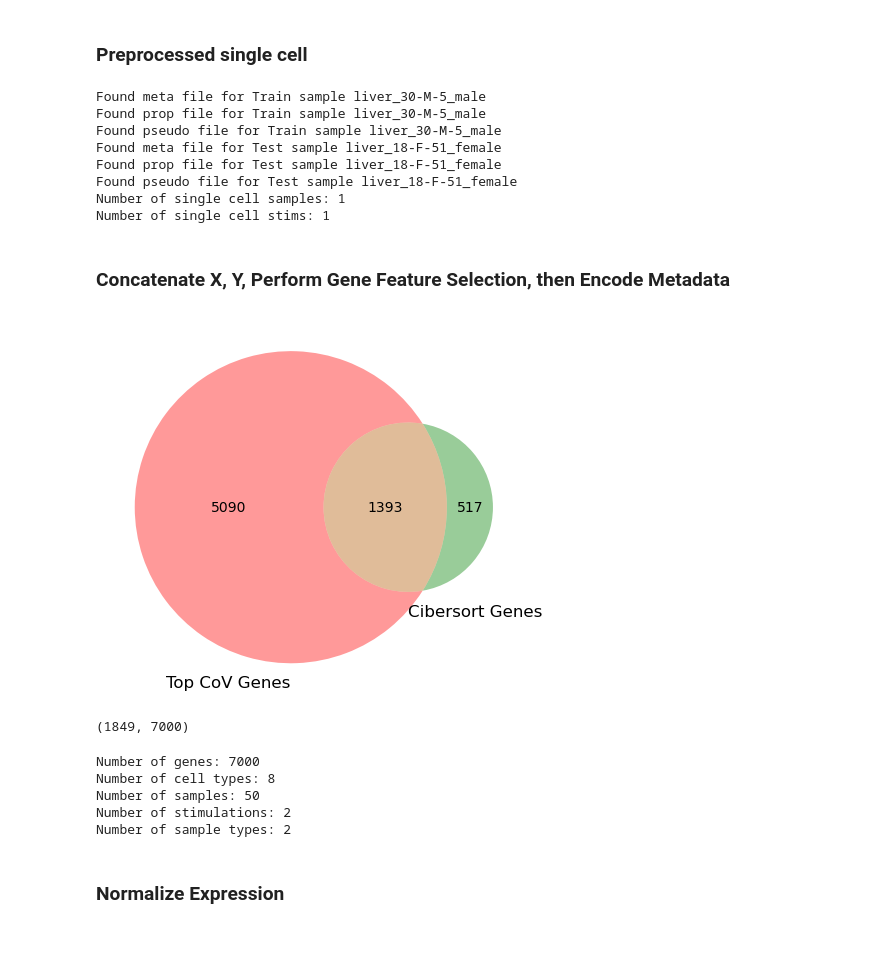
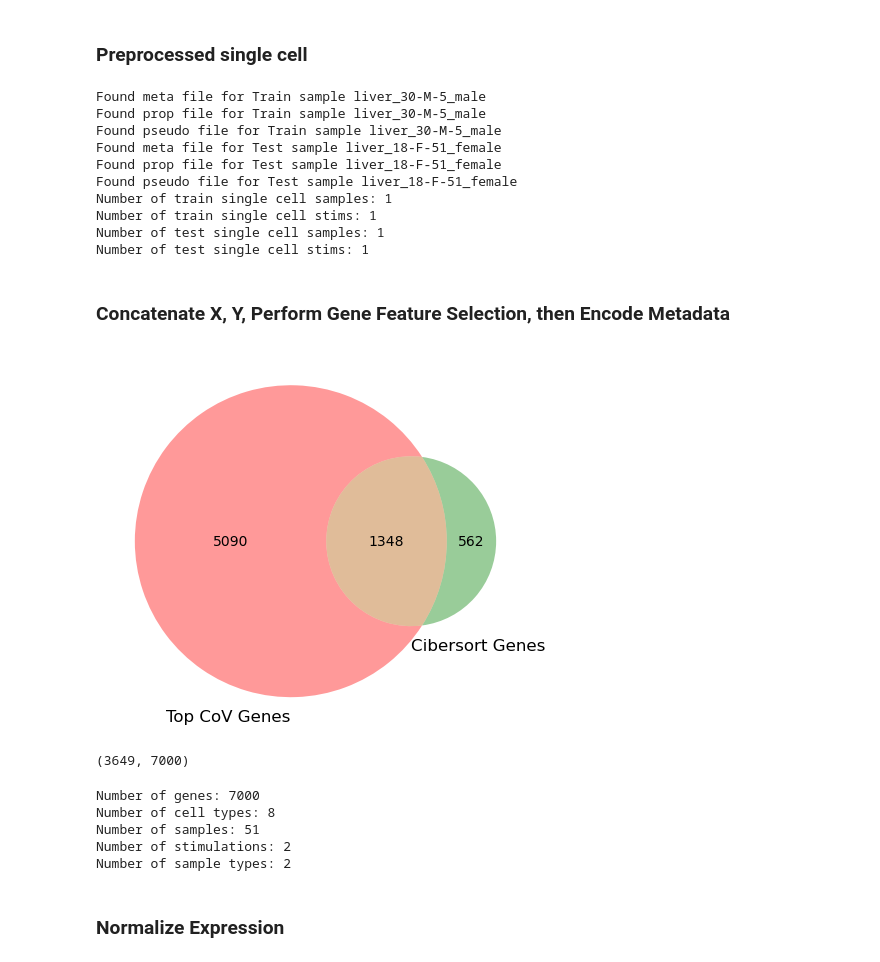
Before and after one commit to NDavidsonLab/buddi_v2, a Jupyter notebook: examples/3.train_buddi4.ipynb, the cells around one changed output. Cells and saved outputs as stored; diff of their text form; code cells hidden in the pictures.

```diff
--- a/examples/3.train_buddi4.ipynb
+++ b/examples/3.train_buddi4.ipynb
@@ -190,6 +192,7 @@ for datasplit in ["Train", "Test"]:
             if datatype in temp_dict[datasplit][sample_id]:
                 grouped_files[datasplit][datatype].append(temp_dict[datasplit][sample_id][datatype])
 
+# Train datasplit
 meta_sc_train = pd.concat(
     [pd.read_pickle(file) for file in grouped_files['Train']['meta']]
 )
@@ -201,12 +204,28 @@ X_sc_train = pd.concat(
     [pd.read_pickle(file).loc[:, sc_bulk_intersection_genes] for file in grouped_files['Train']['pseudo']]
 )
 
-n_sc_samples = meta_sc_train[SAMPLE_ID_COL].nunique()
-print(f"Number of single cell samples: {n_sc_samples}")
+_n_samples = meta_sc_train[SAMPLE_ID_COL].nunique()
+print(f"Number of train single cell samples: {_n_samples}")
 
-sc_stims = meta_sc_train[STIM_COL].unique()
-n_sc_stims = len(sc_stims)
-print(f"Number of single cell stims: {n_sc_stims}")
+_n_stims = meta_sc_train[STIM_COL].nunique()
+print(f"Number of train single cell stims: {_n_stims}")
+
+# Test datasplit
+meta_sc_test = pd.concat(
+    [pd.read_pickle(file) for file in grouped_files['Test']['meta']]
+)
+meta_sc_test['isTraining'] = 'Test'
+Y_sc_test = pd.concat(
+    [pd.read_pickle(file) for file in grouped_files['Test']['prop']]
+)
+X_sc_test = pd.concat(
+    [pd.read_pickle(file).loc[:, sc_bulk_intersection_genes] for file in grouped_files['Test']['pseudo']]
+)
+
+_n_samples = meta_sc_test[SAMPLE_ID_COL].nunique()
+print(f"Number of test single cell samples: {_n_samples}")
+_n_stims = meta_sc_test[STIM_COL].nunique()
+print(f"Number of test single cell stims: {_n_stims}")
 # %% [output]
 Found meta file for Train sample liver_30-M-5_male
 Found prop file for Train sample liver_30-M-5_male
@@ -214,8 +233,10 @@ Found pseudo file for Train sample liver_30-M-5_male
 Found meta file for Test sample liver_18-F-51_female
 Found prop file for Test sample liver_18-F-51_female
 Found pseudo file for Test sample liver_18-F-51_female
-Number of single cell samples: 1
-Number of single cell stims: 1
+Number of train single cell samples: 1
+Number of train single cell stims: 1
+Number of test single cell samples: 1
+Number of test single cell stims: 1
 # %% [markdown]
 ### Concatenate X, Y, Perform Gene Feature Selection, then Encode Metadata
 # %%
@@ -225,9 +246,9 @@ Y_bulk_dummy = pd.DataFrame(
     columns=Y_sc_train.columns
 )
 
-X_concat = pd.concat([X_bulk_train, X_sc_train])
-Y_concat = pd.concat([Y_bulk_dummy, Y_sc_train])
-meta_concat = pd.concat([meta_bulk_train, meta_sc_train])
+X_concat = pd.concat([X_bulk_train, X_sc_train, X_sc_test])
+Y_concat = pd.concat([Y_bulk_dummy, Y_sc_train, Y_sc_test])
+meta_concat = pd.concat([meta_bulk_train, meta_sc_train, meta_sc_test])
 
 # save gene and cell type names
 X_gene_names = X_concat.columns.to_list()
@@ -268,35 +289,35 @@ while not num_genes_found:
         #    gene being also present in CIBERSORTx genes
         # keep running this loop until the union has 7000 genes
         initial_count = initial_count -1
 
 idx_top = np.argpartition(X_CoV, -initial_count)[-initial_count:] # num_genes to get 7000
 gene_df = gene_df.iloc[idx_top]
 venn2([set(gene_df.values.flatten()),
        set(cibersortx_sig_genes)],
        set_labels = ('Top CoV Genes', 'Cibersort Genes'))
 plt.show()
 
 feature_select_genes = np.union1d(gene_df, cibersortx_sig_genes)
 
 # to numpy matrix
 X = X_concat.loc[:,feature_select_genes].to_numpy()
 print(X.shape)
 
 Y = Y_concat.to_numpy()
 
 FIELDS_TO_ENCODE = [SAMPLE_ID_COL, STIM_COL, TECH_COL]
 
 encoded = {}
 
 for field in FIELDS_TO_ENCODE:
     encoder = OneHotEncoder(dtype=int)
     encoded[field] = pd.DataFrame(
         encoder.fit_transform(meta_concat.loc[:,[field]]).toarray(),
         columns=encoder.get_feature_names_out([field])
     )
 # %% [output]
-[figure, old version]
+[figure, new version]
-(1849, 7000)
+(3649, 7000)
 # %%
 n_x = X.shape[1]
 n_y = Y.shape[1]
@@ -312,7 +333,7 @@ print(f"Number of sample types: {n_samp_types}")
 # %% [output]
 Number of genes: 7000
 Number of cell types: 8
-Number of samples: 50
+Number of samples: 51
 Number of stimulations: 2
 Number of sample types: 2
 # %% [markdown]
```
Also changed, not shown: parts of 15 cells of this notebook.
